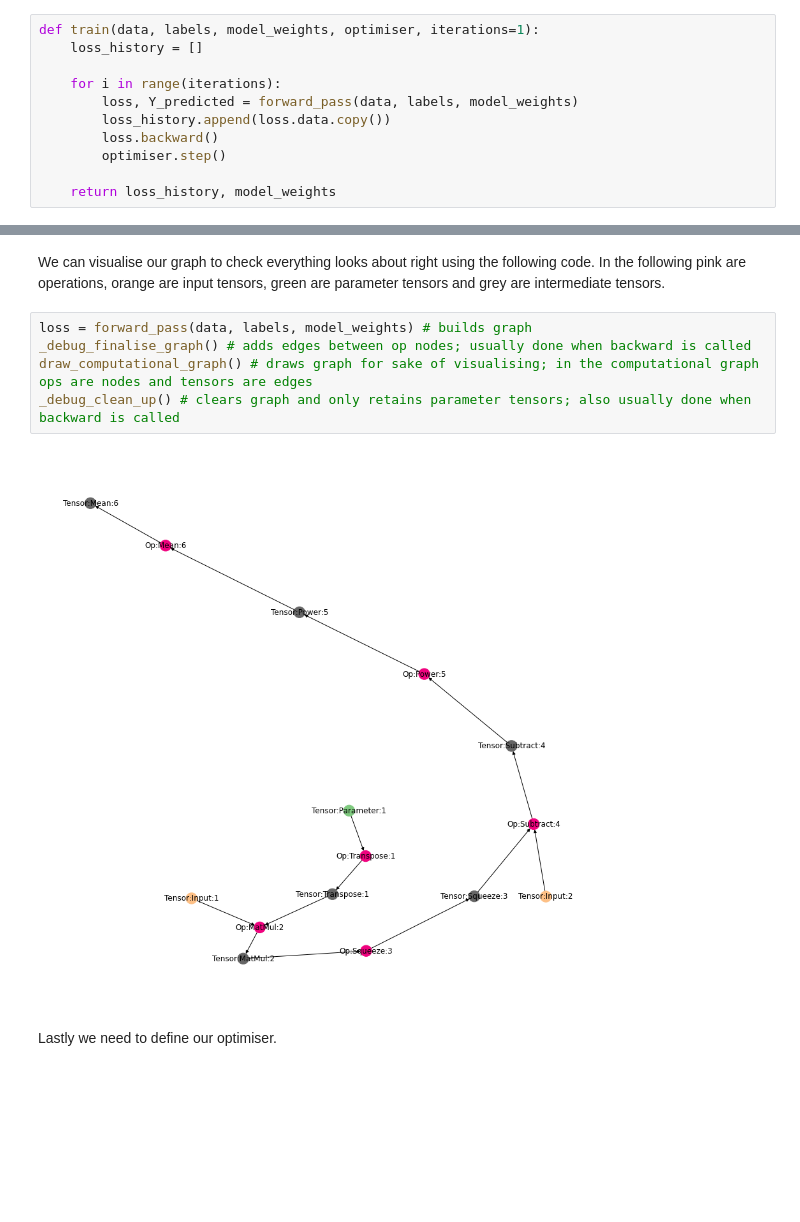
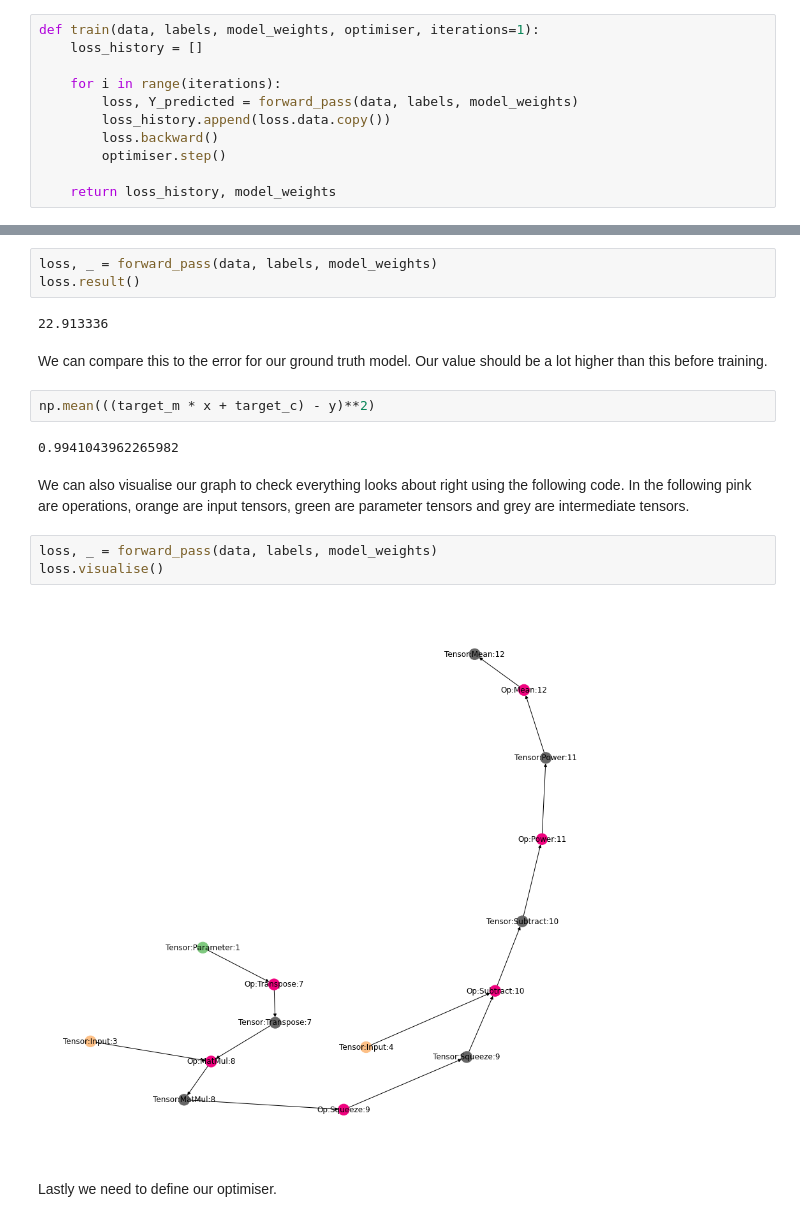
Before and after one commit to hannesgriffith/simple-autodiff-library, a Jupyter notebook: Linear Regression.ipynb, the cells around one changed output, grey strips where cells are left out. Cells and saved outputs as stored; diff of their text form; blank space fills up the shorter version.

```diff
--- a/Linear Regression.ipynb
+++ b/Linear Regression.ipynb
@@ -113,12 +114,21 @@ def train(data, labels, model_weights, optimiser, iterations=1):
+# %%
+loss, _ = forward_pass(data, labels, model_weights)
+loss.result()
+# %% [output]
+22.913336
+# %% [markdown]
+We can compare this to the error for our ground truth model. Our value should be a lot higher than this before training.
+# %%
+np.mean(((target_m * x + target_c) - y)**2)
+# %% [output]
+0.9941043962265982
 # %% [markdown]
-We can visualise our graph to check everything looks about right using the following code. In the following pink are operations, orange are input tensors, green are parameter tensors and grey are intermediate tensors.
+We can also visualise our graph to check everything looks about right using the following code. In the following pink are operations, orange are input tensors, green are parameter tensors and grey are intermediate tensors.
-# %%
-loss = forward_pass(data, labels, model_weights) # builds graph
-_debug_finalise_graph() # adds edges between op nodes; usually done when backward is called
-draw_computational_graph() # draws graph for sake of visualising; in the computational graph ops are nodes and tensors are edges
-_debug_clean_up() # clears graph and only retains parameter tensors; also usually done when backward is called
-# %% [output]
-[figure, removed]
+# %%
+loss, _ = forward_pass(data, labels, model_weights)
+loss.visualise()
+# %% [output]
+[figure, added]
 # %% [markdown]
 Lastly we need to define our optimiser.
 # %%
```
Also changed, not shown: parts of 7 cells of this notebook, 34 other files.
